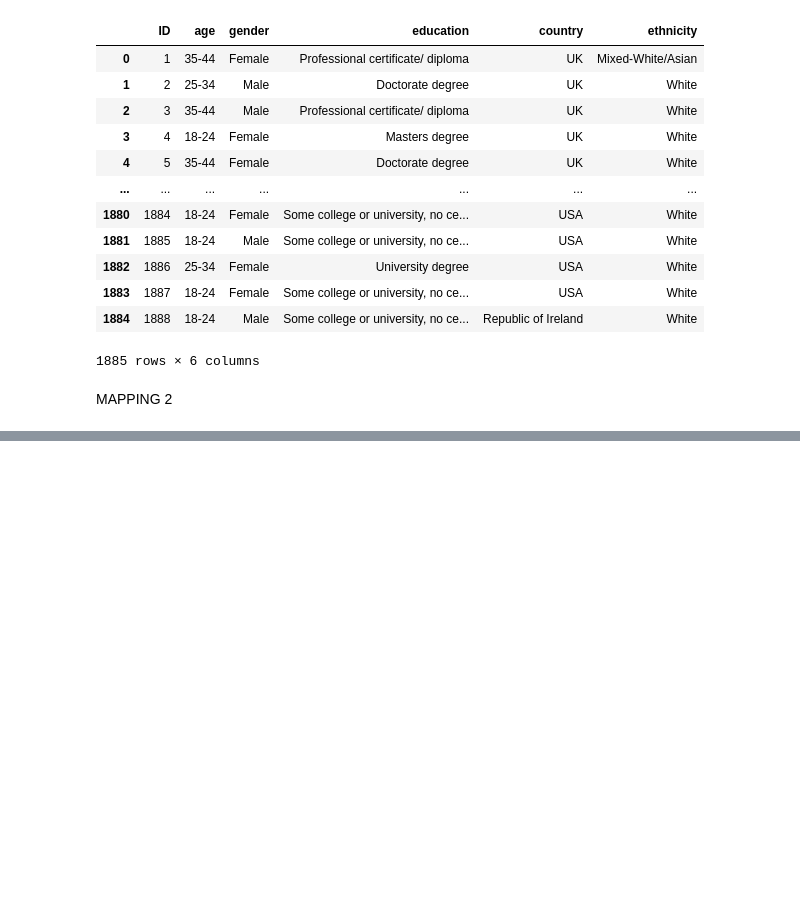
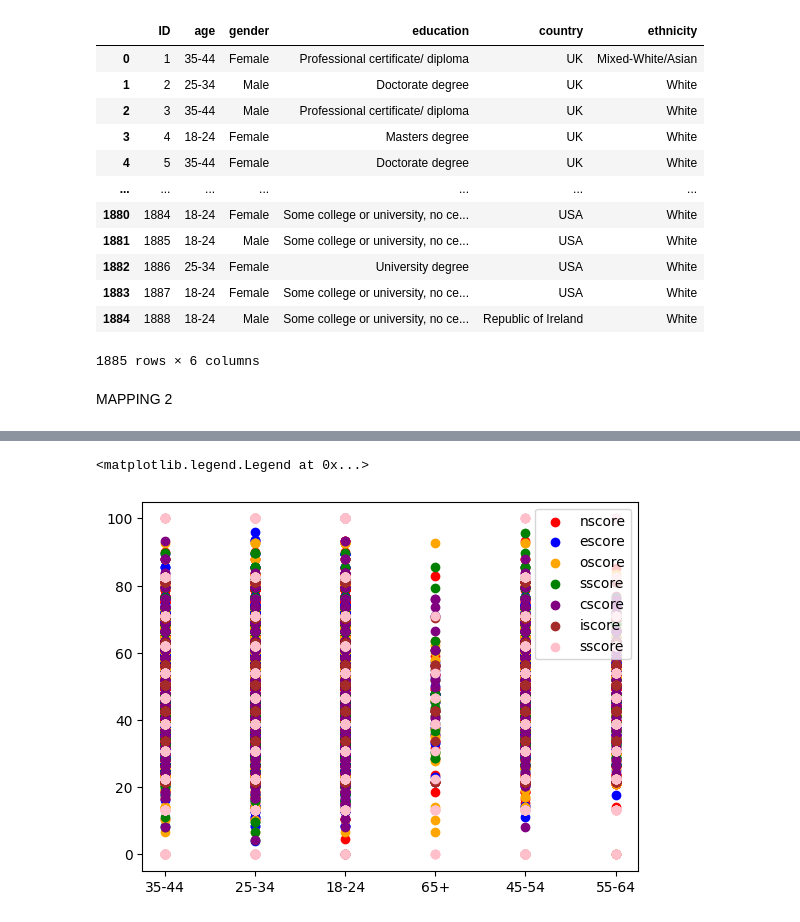
Before and after one commit to RayaneBDJ/Data-Analysis, a Jupyter notebook: FinalTP.ipynb, the cells around one changed output, grey strips where cells are left out. Saved outputs shown, nothing was run; the diff lists cells and outputs as text; code cells hidden in the pictures; blank space fills up the shorter version.

```diff
--- a/FinalTP.ipynb
+++ b/FinalTP.ipynb
@@ -399,0 +430,13 @@ data_CDRUG_Visual
+# %%
+plt.scatter(test_visual["age"], test_visual["nscore"], label = "nscore", c = "red")
+plt.scatter(test_visual["age"], test_visual["escore"], label = "escore", c = "blue")
+plt.scatter(test_visual["age"], test_visual["oscore"], label = "oscore", c = "orange")
+plt.scatter(test_visual["age"], test_visual["ascore"], label = "sscore", c = "green")
+plt.scatter(test_visual["age"], test_visual["cscore"], label = "cscore", c = "purple")
+plt.scatter(test_visual["age"], test_visual["iscore"], label = "iscore", c = "brown")
+plt.scatter(test_visual["age"], test_visual["sscore"], label = "sscore", c = "pink")
+
+plt.legend()
+# %% [output]
+<matplotlib.legend.Legend at 0x...>
+[figure, added]
```
Also changed, not shown: parts of 16 cells of this notebook.
